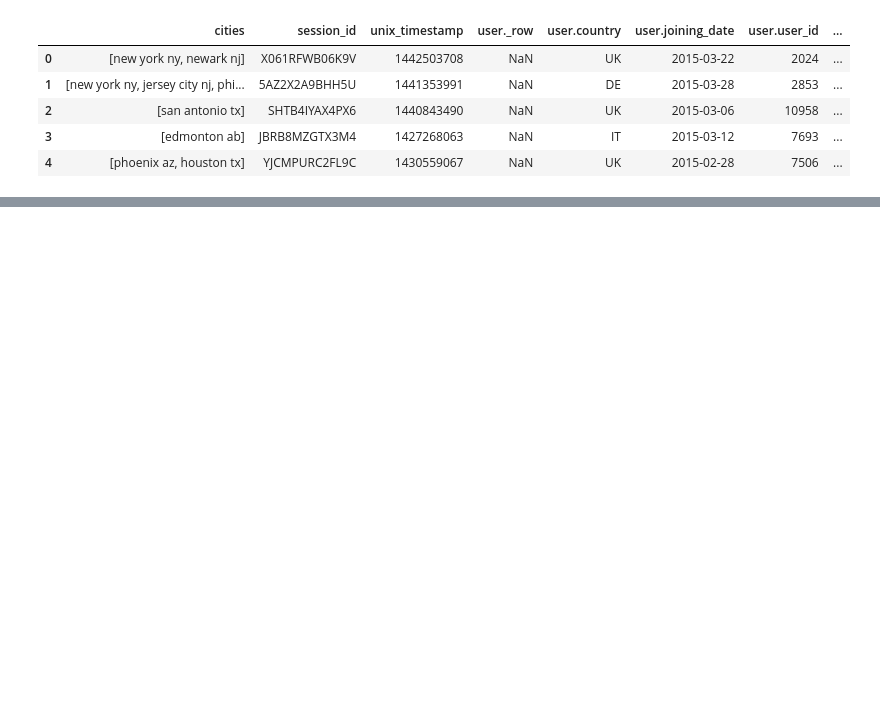
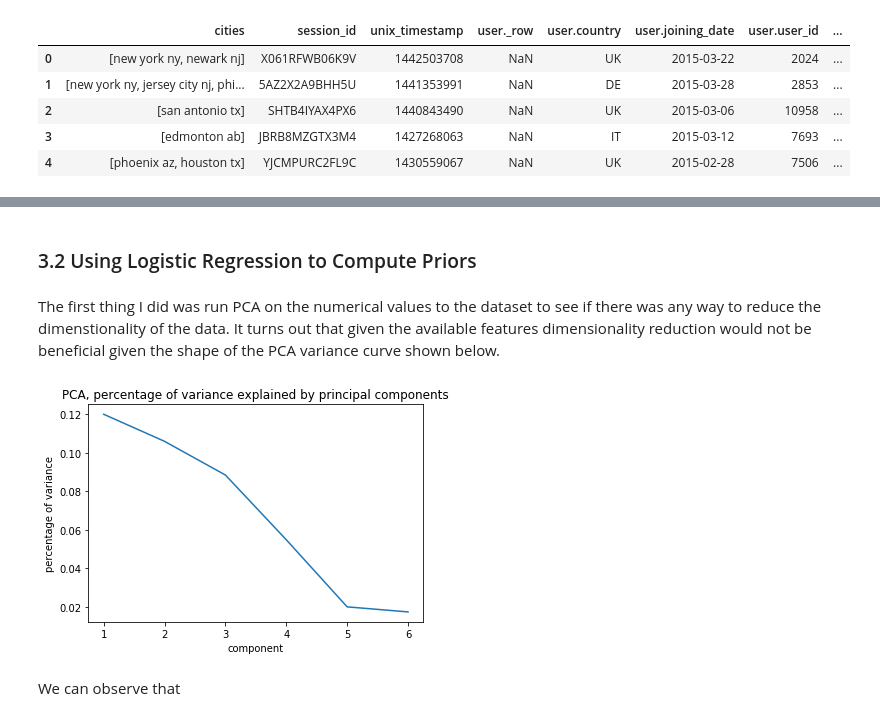
Before and after one commit to asutcl/mtl-xyz, a Jupyter notebook: Coveo Technical Challenge.ipynb, the cells around one changed output, grey strips where cells are left out. Drawn from its saved outputs; the diff is of its cells as text; code cells hidden in the pictures; blank space fills up the shorter version.

Commit message:
Simple Model Report Written

```diff
--- a/Coveo Technical Challenge.ipynb
+++ b/Coveo Technical Challenge.ipynb
@@ -307,0 +473,27 @@ user_origins
+# %% [markdown]
+### 3.2 Using Logistic Regression to Compute Priors
+# %% [markdown]
+The first thing I did was run PCA on the numerical values to the dataset to see if there was any way to reduce the dimenstionality of the data. It turns out that given the available features dimensionality reduction would not be beneficial given the shape of the PCA variance curve shown below.
+# %%
+from sklearn.preprocessing import StandardScaler, MinMaxScaler
+from sklearn.linear_model import LogisticRegression
+from sklearn.decomposition import PCA
+from sklearn.model_selection import GridSearchCV
+from sklearn.metrics import fbeta_score, make_scorer
+from sklearn.manifold import LocallyLinearEmbedding
+
+columns = ['month','day','join_month','join_day', 'centered_hour', 'country_index']
+X = countries_sessions['ALL'].df.loc[:,columns].values.astype(np.float)
+scaler = MinMaxScaler()
+X = scaler.fit_transform(X)
+pca = PCA()
+pca.fit(X)
+plt.plot([1,2,3,4,5,6], pca.explained_variance_)
+plt.title('PCA, percentage of variance explained by principal components')
+plt.xlabel('component')
+plt.ylabel('percentage of variance')
+plt.show()
+# %% [output]
+[figure, added]
+# %% [markdown]
+We can observe that
```
Also changed, not shown: parts of 67 cells of this notebook, 4 other files.
